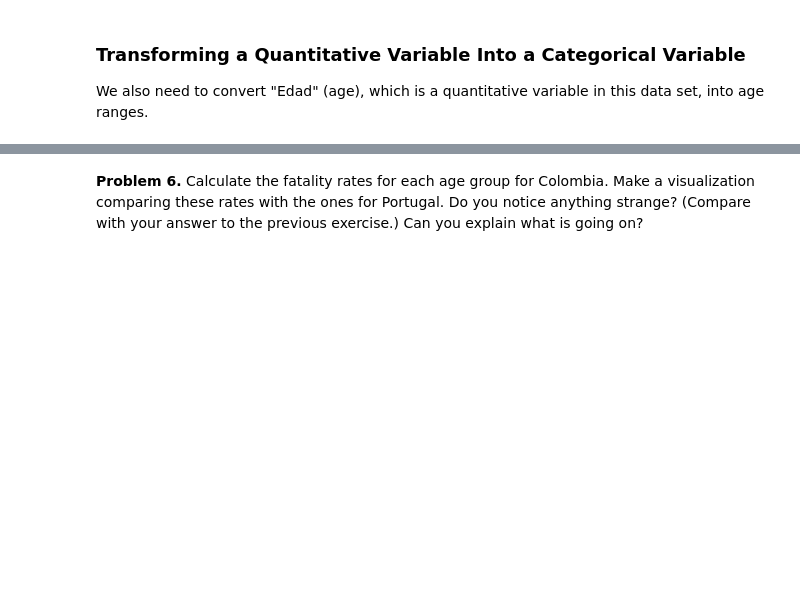
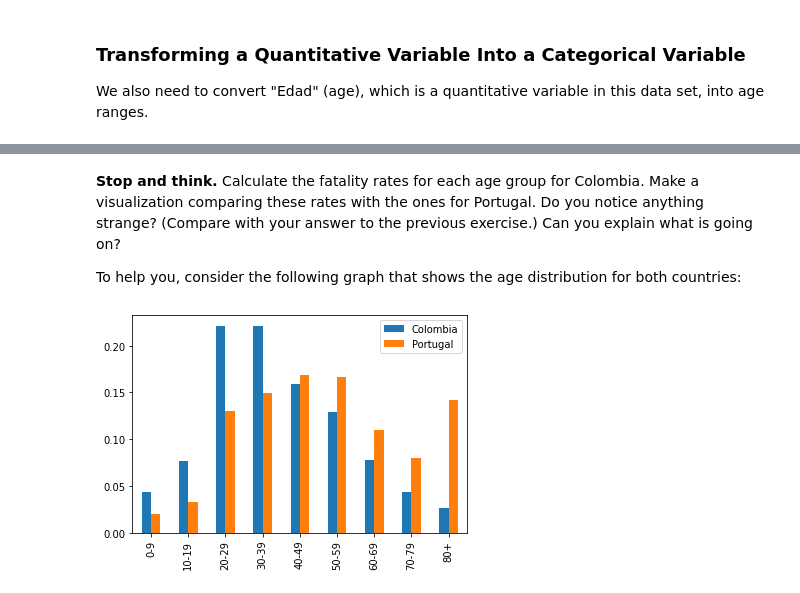
Before and after one commit to csc-466-summer-2022/csc-466-student, a Jupyter notebook: labs/Lab0.ipynb, the cells around one changed output, grey strips where cells are left out. Cells and saved outputs as stored; diff of their text form; code cells hidden in the pictures; blank space fills up the shorter version.

```diff
--- a/labs/Lab0.ipynb
+++ b/labs/Lab0.ipynb
@@ -5,6 +305,4 @@ In this lesson, we will analyze a data set of COVID-19 cases from Portugal as of
 # %%
 import pandas as pd
-
-url = "http://dlsun.github.io/pods/data/covid/"
-portugal_data = pd.read_csv(url + "portugal_2020-05-28.csv")
+portugal_data = pd.read_csv(f"{REPO}/data/covid/portugal_2020-05-28.csv")
 portugal_data
@@ -26,0 +482,4 @@ portugal_data[["sex", "age"]]
+# %%
+portugal_data_copy = portugal_data.set_index('age')
+helper.exercise_10(portugal_data_copy)
+portugal_data_copy
@@ -133,5 +714,5 @@ We see that men have a higher COVID-19 fatality rate than women.
 
 We will now compare the Portugal data to Colombia data collected on the same day.
 # %%
-colombia_data = pd.read_csv(url + "colombia_2020-05-28.csv")
+colombia_data = pd.read_csv(f"{REPO}/data/covid/colombia_2020-05-28.csv")
 colombia_data
@@ -172,4 +817,17 @@ colombia_data
 # %% [markdown]
-**Problem 6.** Calculate the fatality rates for each age group for Colombia. Make a visualization comparing these rates with the ones for Portugal. Do you notice anything strange? (Compare with your answer to the previous exercise.) Can you explain what is going on?
+**Stop and think.** Calculate the fatality rates for each age group for Colombia. Make a visualization comparing these rates with the ones for Portugal. Do you notice anything strange? (Compare with your answer to the previous exercise.) Can you explain what is going on?
+
+To help you, consider the following graph that shows the age distribution for both countries:
+# %%
+import matplotlib.pyplot as plt
+pd.concat(
+    [colombia_data["age"].value_counts(normalize=True).sort_index(),
+     portugal_data["age"].value_counts(normalize=True).sort_index()],
+     axis="columns",
+     keys=["Colombia", "Portugal"]
+).plot.bar()
+plt.show()
+# %% [output]
+[figure, added]
 # %%
 # YOUR CODE HERE
```
Also changed, not shown: parts of 94 cells of this notebook, 28 other files.
